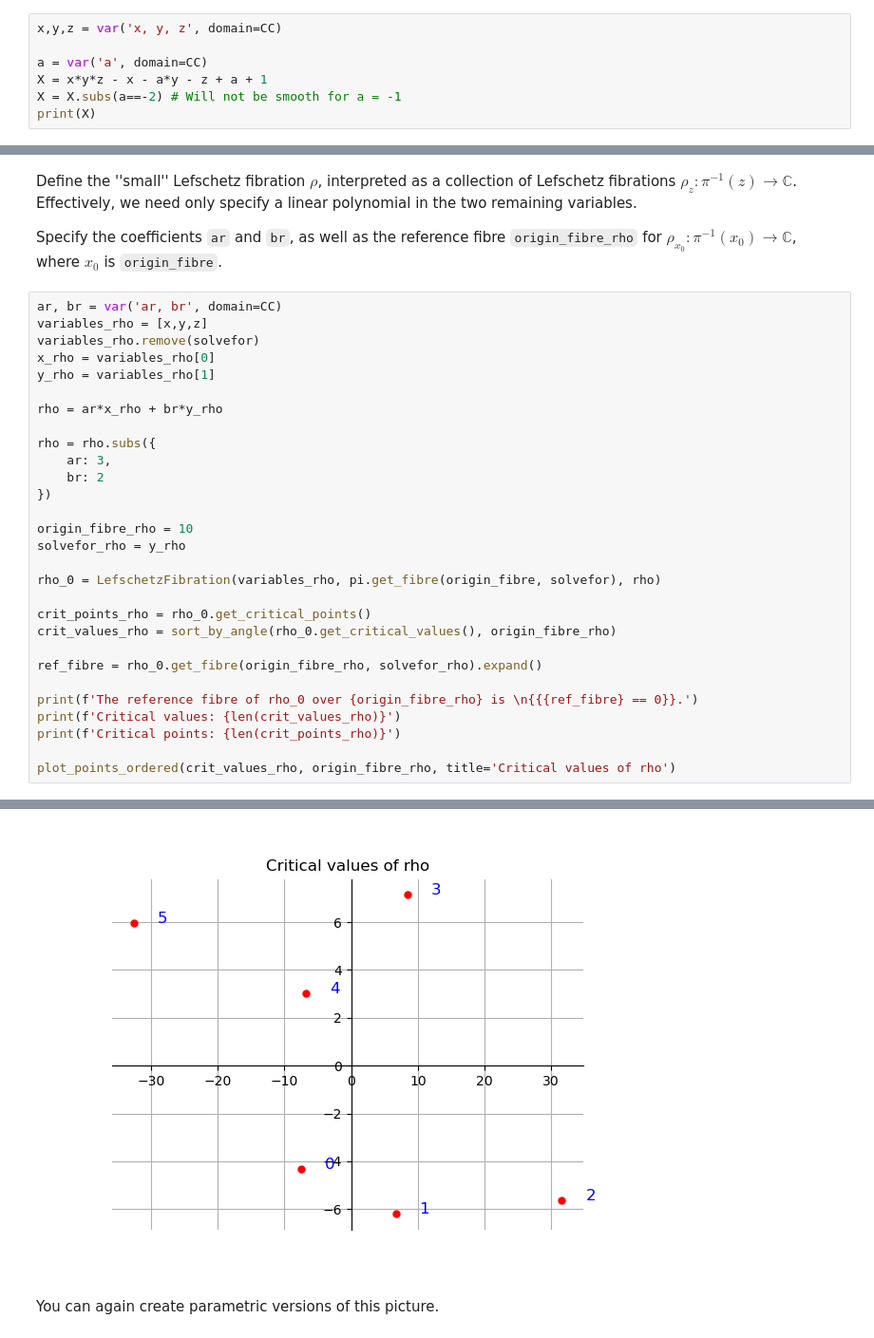
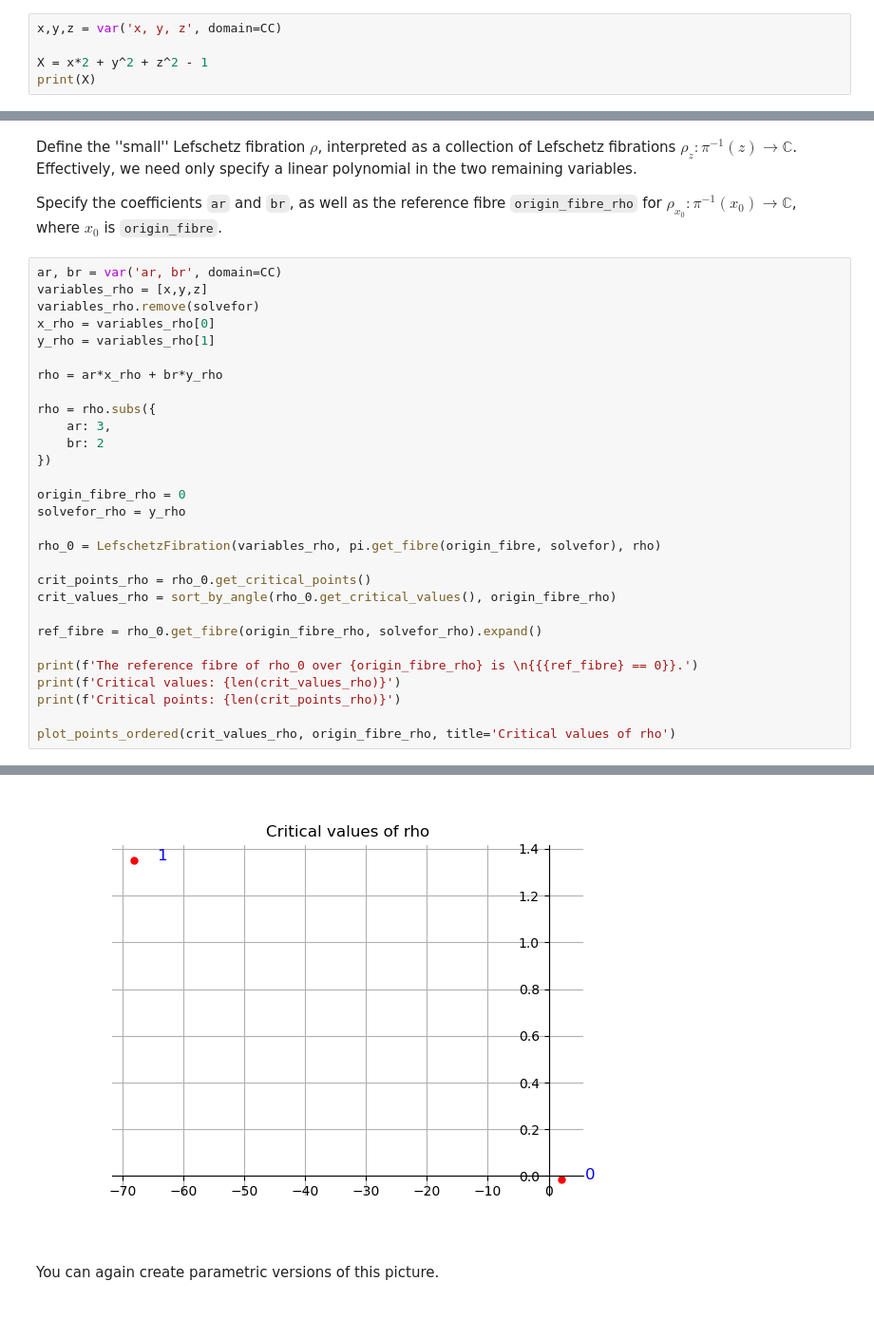
Before and after one commit to ViveLeFrance/AffineHandlebodies, a Jupyter notebook: model.ipynb, the cells around one changed output, grey strips where cells are left out. Shown at 95% size. Drawn from its saved outputs; the diff is of its cells as text.

```diff
--- a/model.ipynb
+++ b/model.ipynb
@@ -19,8 +15,6 @@ Define the affine variety you wish to study below.
 # %%
 x,y,z = var('x, y, z', domain=CC)
 
-a = var('a', domain=CC)
-X = x*y*z - x - a*y - z + a + 1
-X = X.subs(a==-2) # Will not be smooth for a = -1
+X = x*2 + y^2 + z^2 - 1
 print(X)
 # %% [output]
@@ -171,7 +160,7 @@ rho = rho.subs({
     br: 2
 })
 
-origin_fibre_rho = 10
+origin_fibre_rho = 0
 solvefor_rho = y_rho
 
 rho_0 = LefschetzFibration(variables_rho, pi.get_fibre(origin_fibre, solvefor), rho)
@@ -194,4 +183,4 @@ Critical points: 6
-[figure, old version]
+[figure, new version]
 # %% [markdown]
 You can again create parametric versions of this picture.
 # %%
```
Also changed, not shown: parts of 14 cells of this notebook, 11 other files.
